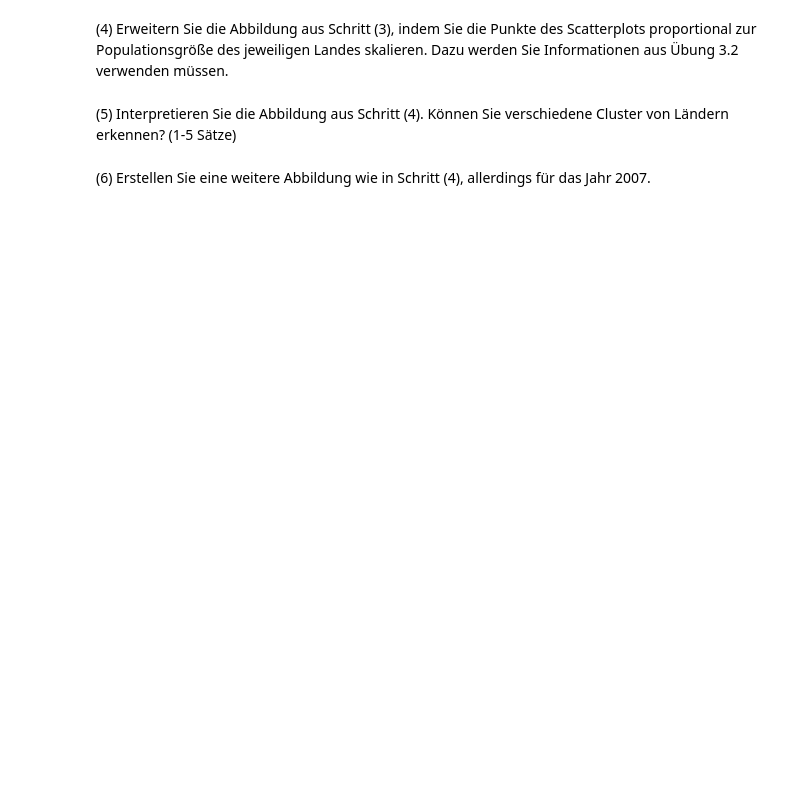
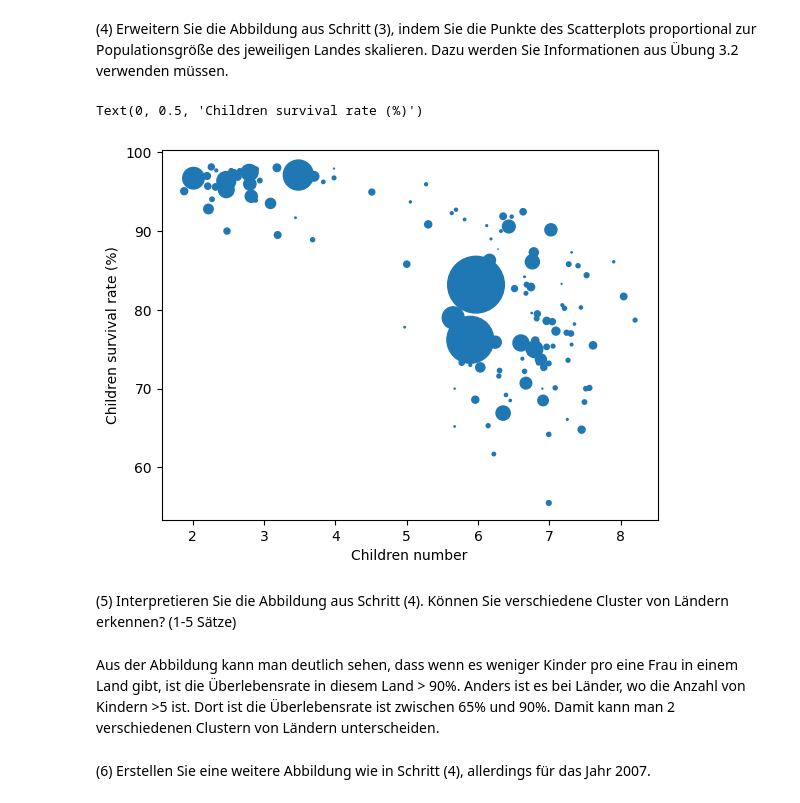
Before and after one commit to cortex359/ds.ss24, a Jupyter notebook: 03/TSRI-3.ipynb, the cells around one changed output. Saved outputs shown, nothing was run; the diff lists cells and outputs as text; code cells hidden in the pictures; blank space fills up the shorter version.

```diff
--- a/03/TSRI-3.ipynb
+++ b/03/TSRI-3.ipynb
@@ -356,6 +335,22 @@ ValueError: x and y must be the same size
 # %% [markdown]
 (4) Erweitern Sie die Abbildung aus Schritt (3), indem Sie die Punkte des Scatterplots proportional zur Populationsgröße des jeweiligen Landes skalieren. Dazu werden Sie Informationen aus Übung 3.2 verwenden müssen.
+# %%
+gapminder_1962 = gapminder[gapminder["year"] == 1962]
+gapminder_1962.set_index("country", inplace=True)
+survival_rate_to_children_number_1962["pop"] = gapminder_1962["pop"]
+survival_rate_to_children_number_1962.head()
+plt.scatter(x=survival_rate_to_children_number_1962["children_number"],
+            y=survival_rate_to_children_number_1962["children_survival_rate"],
+            s=survival_rate_to_children_number_1962["pop"] /4e5)
+plt.xlabel("Children number")
+plt.ylabel("Children survival rate (%)")
+plt.show()
+# %% [output]
+Text(0, 0.5, 'Children survival rate (%)')
+[figure, added]
 # %% [markdown]
 (5) Interpretieren Sie die Abbildung aus Schritt (4). Können Sie verschiedene Cluster von Ländern erkennen? (1-5 Sätze)
+# %% [markdown]
+Aus der Abbildung kann man deutlich sehen, dass wenn es weniger Kinder pro eine Frau in einem Land gibt, ist die Überlebensrate in diesem Land > 90%. Anders ist es bei Länder, wo die Anzahl von Kindern >5 ist. Dort ist die Überlebensrate ist zwischen 65% und 90%. Damit kann man 2 verschiedenen Clustern von Ländern unterscheiden.
 # %% [markdown]
 (6) Erstellen Sie eine weitere Abbildung wie in Schritt (4), allerdings für das Jahr 2007.
```
Also changed, not shown: parts of 7 cells of this notebook.
